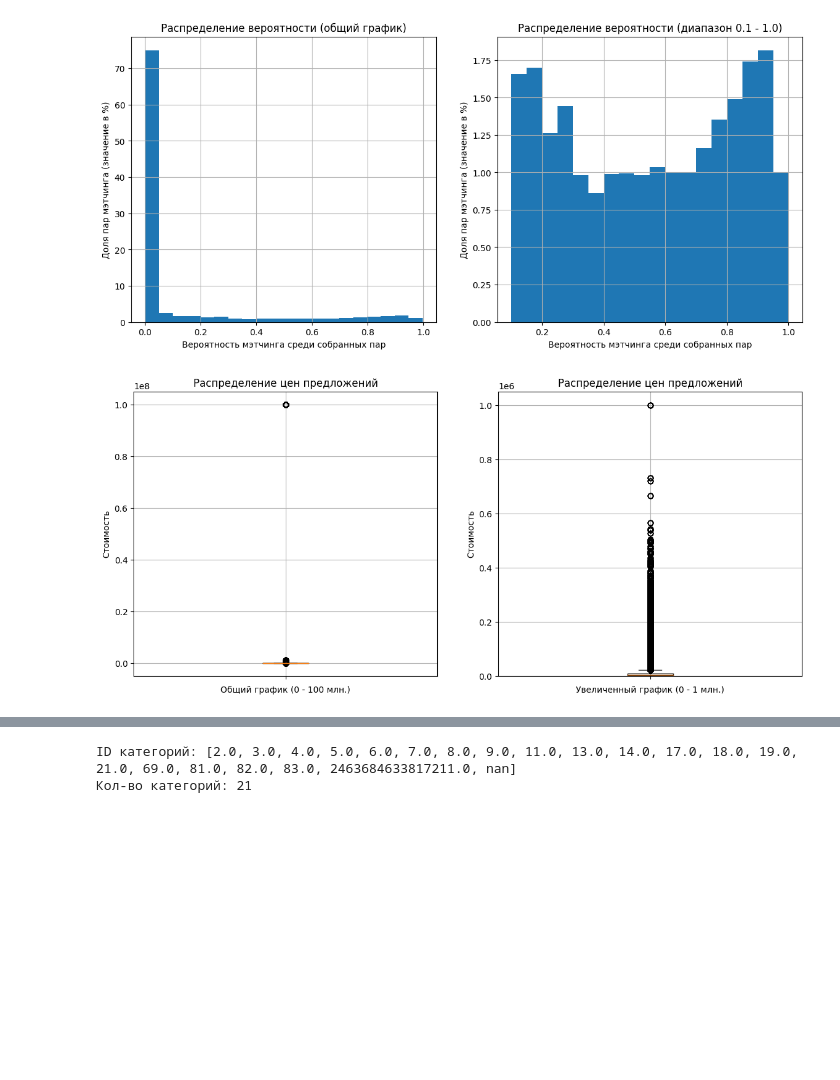
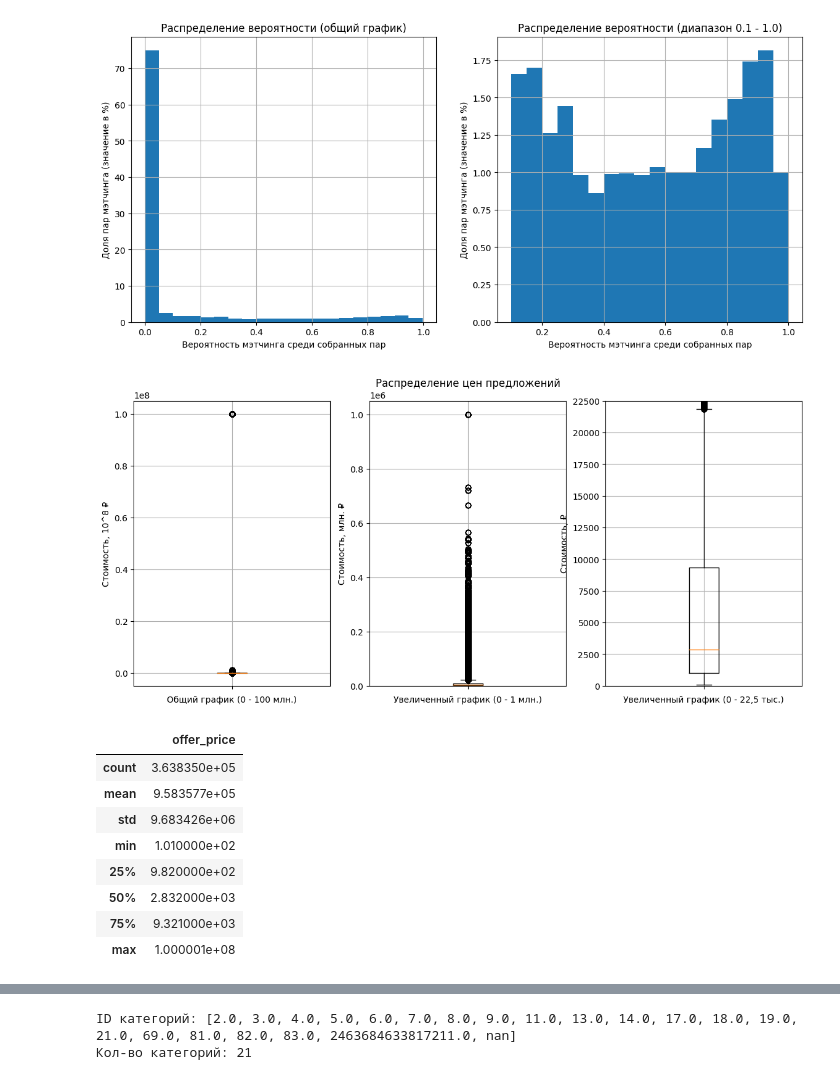
Before and after one commit to Danspers/Samokat.tech-Matching, a Jupyter notebook: Samokat.tech-Matching.ipynb, the cells around one changed output, grey strips where cells are left out. Drawn from its saved outputs; the diff is of its cells as text; code cells hidden in the pictures; blank space fills up the shorter version.

```diff
--- a/Samokat.tech-Matching.ipynb
+++ b/Samokat.tech-Matching.ipynb
@@ -341,22 +360,38 @@ plt.show()
 [figure]
 # %%
 # цены предложений
-fig, axs = plt.subplots(1, 2, figsize=FIGSIZE)
+fig, axs = plt.subplots(1, 3, figsize=FIGSIZE)
 
 axs[0].boxplot(test_df['offer_price'], labels=[''])
-axs[0].set_title('Распределение цен предложений')
 axs[0].set_xlabel('Общий график (0 - 100 млн.)')
-axs[0].set_ylabel('Стоимость')
+axs[0].set_ylabel('Стоимость, 10^8 ₽')
 axs[0].grid()
 
 axs[1].boxplot(test_df['offer_price'], labels=[''])
 axs[1].set_title('Распределение цен предложений')
 axs[1].set_xlabel('Увеличенный график (0 - 1 млн.)')
-axs[1].set_ylabel('Стоимость')
+axs[1].set_ylabel('Стоимость, млн. ₽')
 axs[1].set_ylim(0, 1050000)
 axs[1].grid()
+
+axs[2].boxplot(test_df['offer_price'], labels=[''])
+axs[2].set_xlabel('Увеличенный график (0 - 22,5 тыс.)')
+axs[2].set_ylabel('Стоимость, ₽')
+axs[2].set_ylim(0, 22500)
+axs[2].grid()
 plt.show()
+
+display(test_df['offer_price'].describe().to_frame())
 # %% [output]
-[figure, old version]
+[figure, new version]
+|  | offer_price |
+| count | 3.638350e+05 |
+| mean | 9.583577e+05 |
+| std | 9.683426e+06 |
+| min | 1.010000e+02 |
+| 25% | 9.820000e+02 |
+| 50% | 2.832000e+03 |
+| 75% | 9.321000e+03 |
+| max | 1.000001e+08 |
 # %%
 # цены продуктов
```
Also changed, not shown: parts of 34 cells of this notebook.
